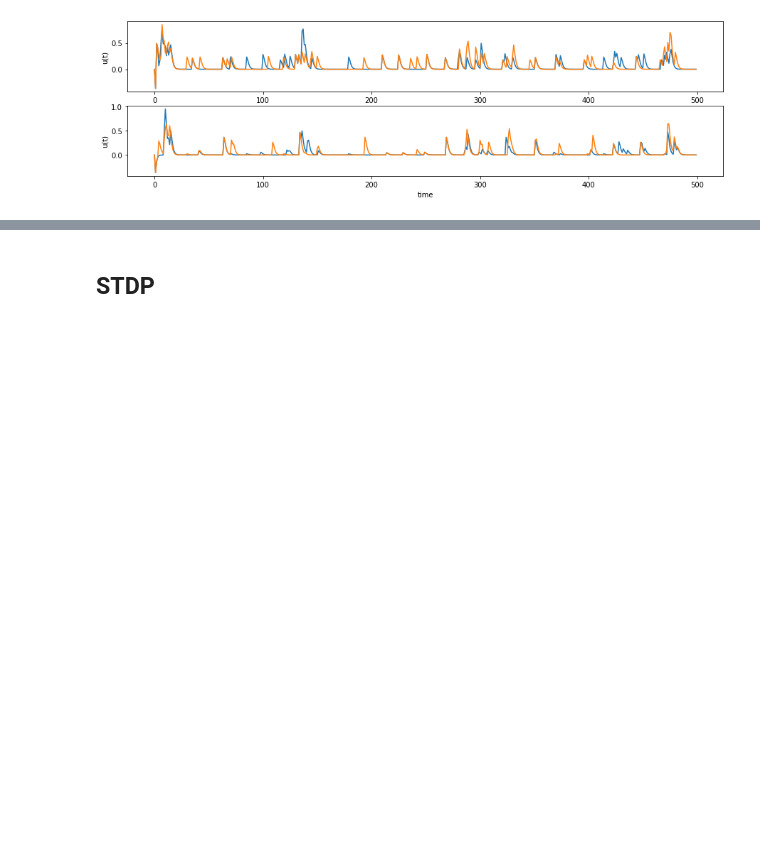
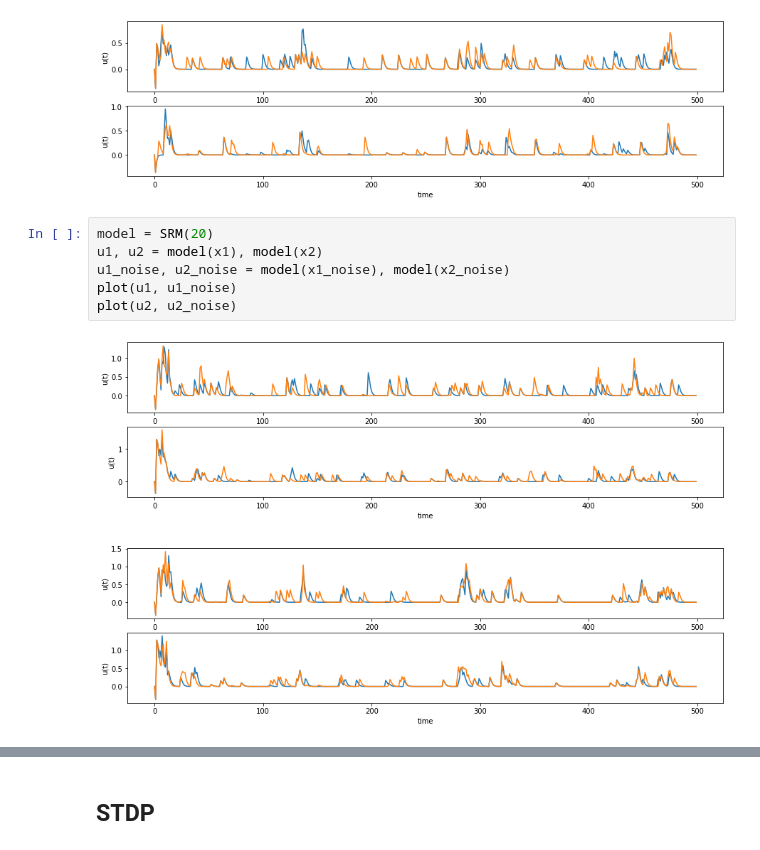
Before and after one commit to stasbel/neuroscience, a Jupyter notebook: task03/task03.ipynb, the cells around one changed output, grey strips where cells are left out. Cells and saved outputs as stored; diff of their text form; blank space fills up the shorter version.

```diff
--- a/task03/task03.ipynb
+++ b/task03/task03.ipynb
@@ -132,3 +132,12 @@ plot(u2, u2_noise)
 # %% [output]
 [figure]
 [figure]
+# %%
+model = SRM(20)
+u1, u2 = model(x1), model(x2)
+u1_noise, u2_noise = model(x1_noise), model(x2_noise)
+plot(u1, u1_noise)
+plot(u2, u2_noise)
+# %% [output]
+[figure, added]
+[figure, added]
```
Also changed, not shown: parts of 2 cells of this notebook, 1 other file.
